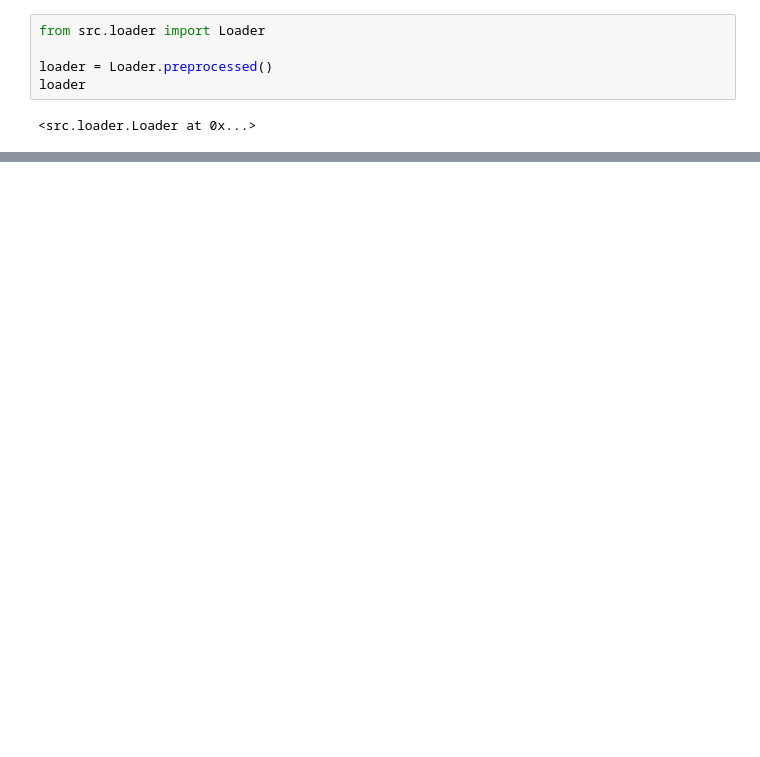
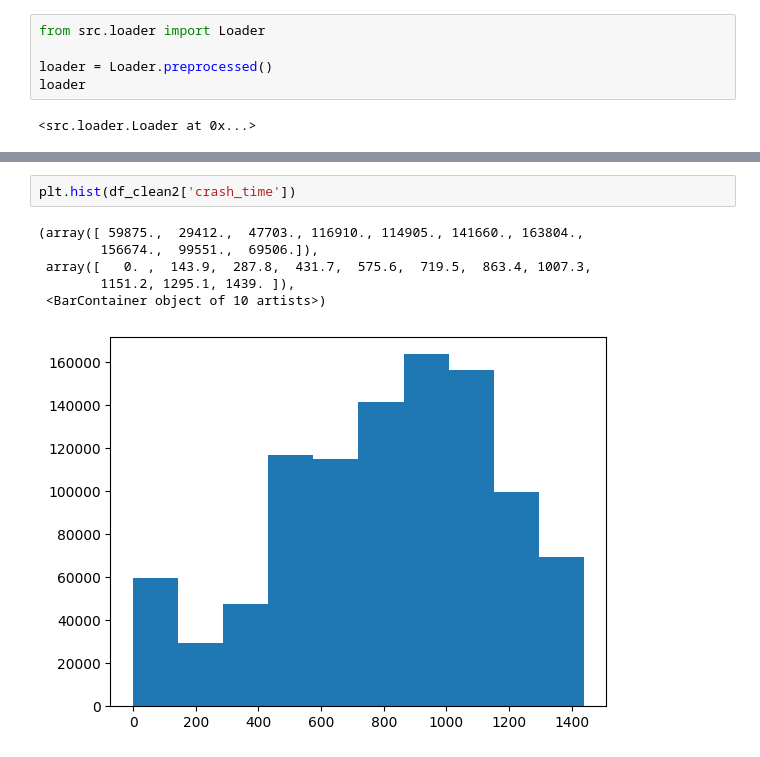
Before and after one commit to FabioSol/TareaModeladoPredictivo, a Jupyter notebook: notebooks/01_EDA.ipynb, the cells around one changed output, grey strips where cells are left out. Drawn from its saved outputs; the diff is of its cells as text; blank space fills up the shorter version.

```diff
--- a/notebooks/01_EDA.ipynb
+++ b/notebooks/01_EDA.ipynb
@@ -39,0 +177,9 @@ Name: crash_date, Length: 10000, dtype: object
+# %%
+plt.hist(df_clean2['crash_time'])
+# %% [output]
+(array([ 59875.,  29412.,  47703., 116910., 114905., 141660., 163804.,
+        156674.,  99551.,  69506.]),
+ array([   0. ,  143.9,  287.8,  431.7,  575.6,  719.5,  863.4, 1007.3,
+        1151.2, 1295.1, 1439. ]),
+ <BarContainer object of 10 artists>)
+[figure, added]
```
Also changed, not shown: parts of 23 cells of this notebook, 9 other files.
